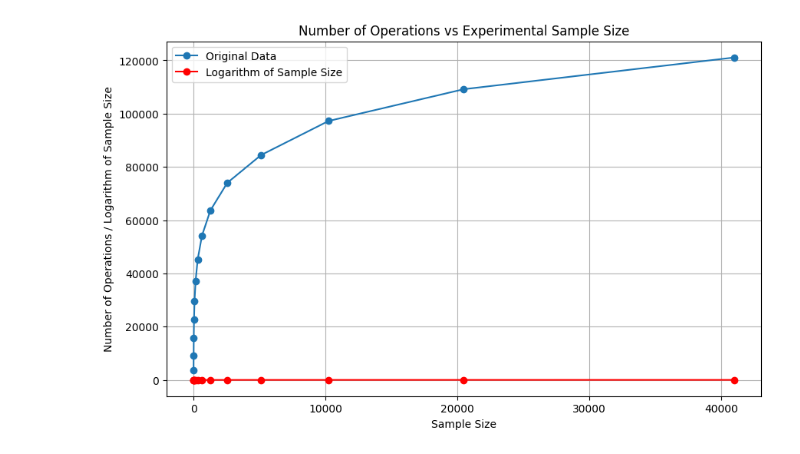
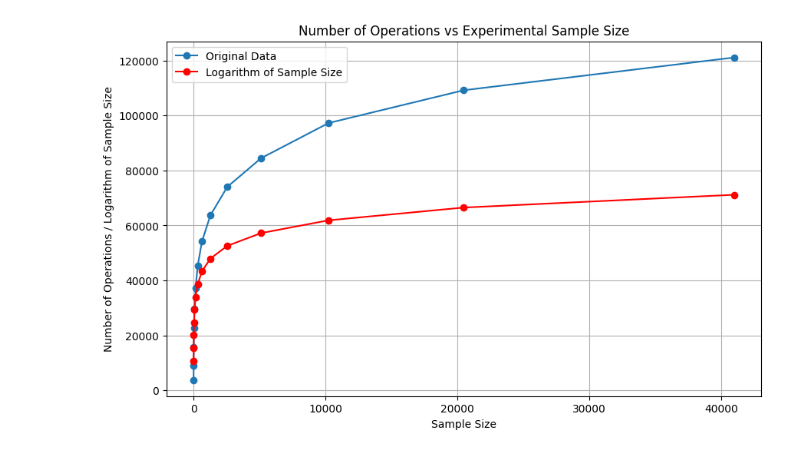
Before and after one commit to Kaamil-Saib/csc2-ass2, a Jupyter notebook: src/experiment.ipynb, the cells around one changed output. Cells and saved outputs as stored; diff of their text form; code cells hidden in the pictures.

```diff
--- a/src/experiment.ipynb
+++ b/src/experiment.ipynb
@@ -1,25 +1,25 @@
 # %%
 import pandas as pd
 import matplotlib.pyplot as plt
 import numpy as np
 
 # read data
 data = pd.read_csv('ExperimentData.txt', sep='\t', header=None, names=['Operations', 'SampleSize'])
 
 # plot the data
 plt.figure(figsize=(10, 6))
 
 # Original data
 plt.plot(data['SampleSize'], data['Operations'], marker='o', linestyle='-', label='Original Data')
 
 # y = log(x)
-plt.plot(data['SampleSize'], np.log(data['SampleSize'])*500, color='red', marker='o', linestyle='-', label='Logarithm of Sample Size')
+plt.plot(data['SampleSize'], np.log(data['SampleSize'])*6700, color='red', marker='o', linestyle='-', label='Logarithm of Sample Size')
 
 plt.title('Number of Operations vs Experimental Sample Size')
 plt.xlabel('Sample Size')
 plt.ylabel('Number of Operations / Logarithm of Sample Size')
 plt.grid(True)
 plt.legend()
 plt.show()
 # %% [output]
-[figure, old version]
+[figure, new version]
```
Also changed, not shown: parts of 2 cells of this notebook, 9 other files.
